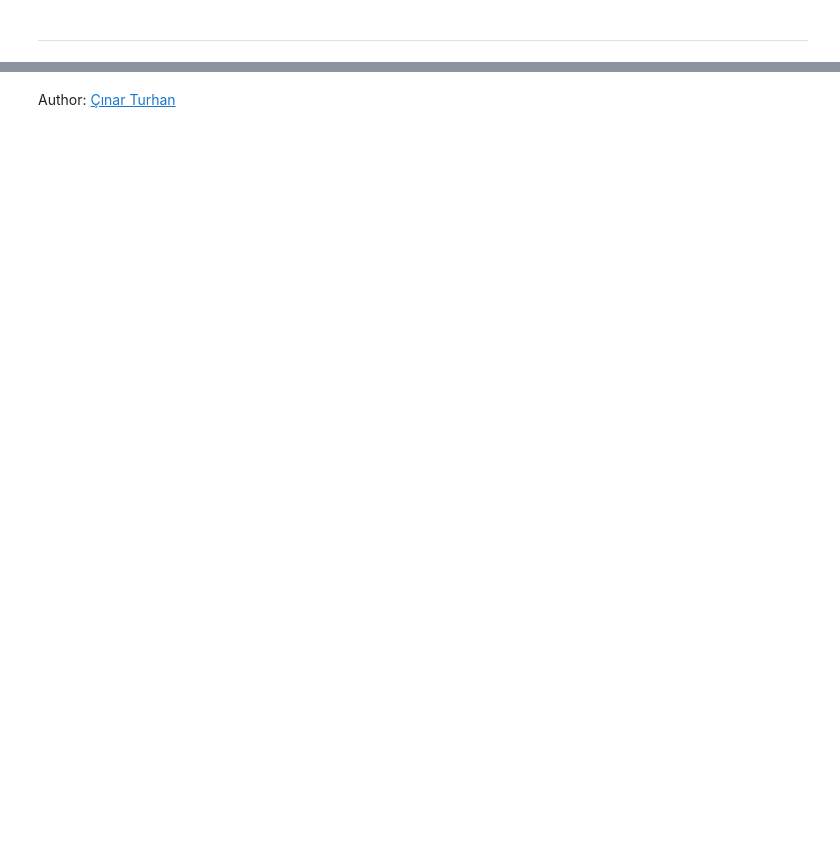
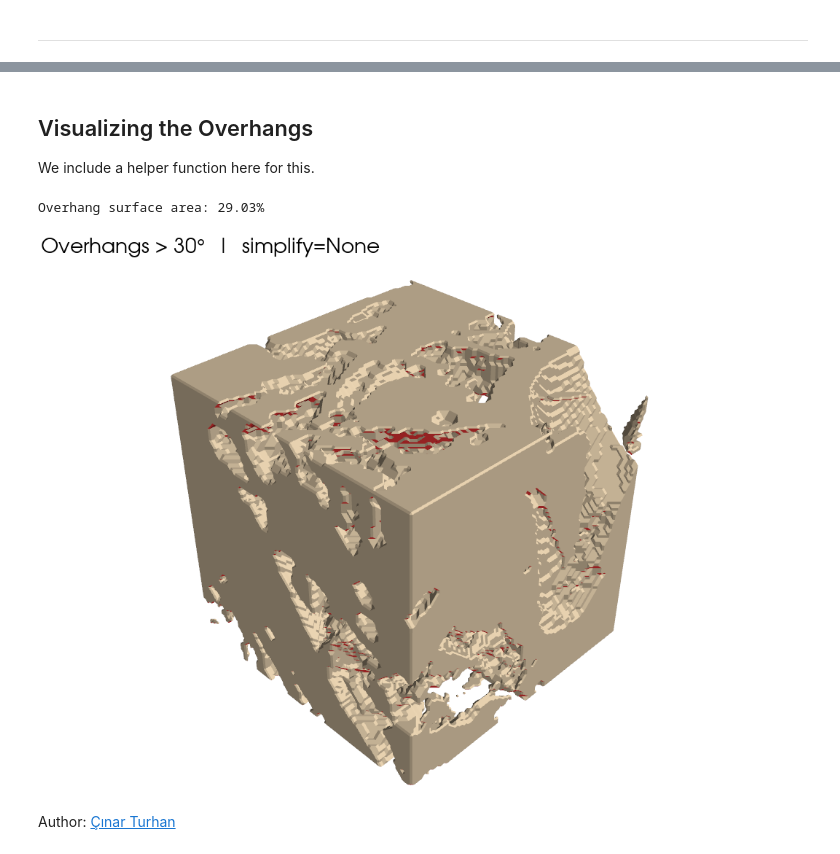
Before and after one commit to digital-porous-media/dpm_teach, a Jupyter notebook: 3_morphological_characterization/3-3_competent_subset.ipynb, the cells around one changed output, grey strips where cells are left out. Cells and saved outputs as stored; diff of their text form; code cells hidden in the pictures; blank space fills up the shorter version.

```diff
--- a/3_morphological_characterization/3-3_competent_subset.ipynb
+++ b/3_morphological_characterization/3-3_competent_subset.ipynb
@@ -200,0 +254,4 @@ ____
+# %% [markdown]
+## Visualizing the Overhangs
+
+We include a helper function here for this.
@@ -201,2 +388,12 @@ ____
+# %%
+visualize_overhangs(
+    denoised,
+    simplify=None,
+    max_overhang_angle=30,
+    subset=False
+)
+# %% [output]
+Overhang surface area: 29.03%
+[figure, added]
 # %% [markdown]
 Author: [Çınar Turhan](https://www.linkedin.com/in/cinarturhan/)
```
Also changed, not shown: parts of 10 cells of this notebook, 1 other file.
